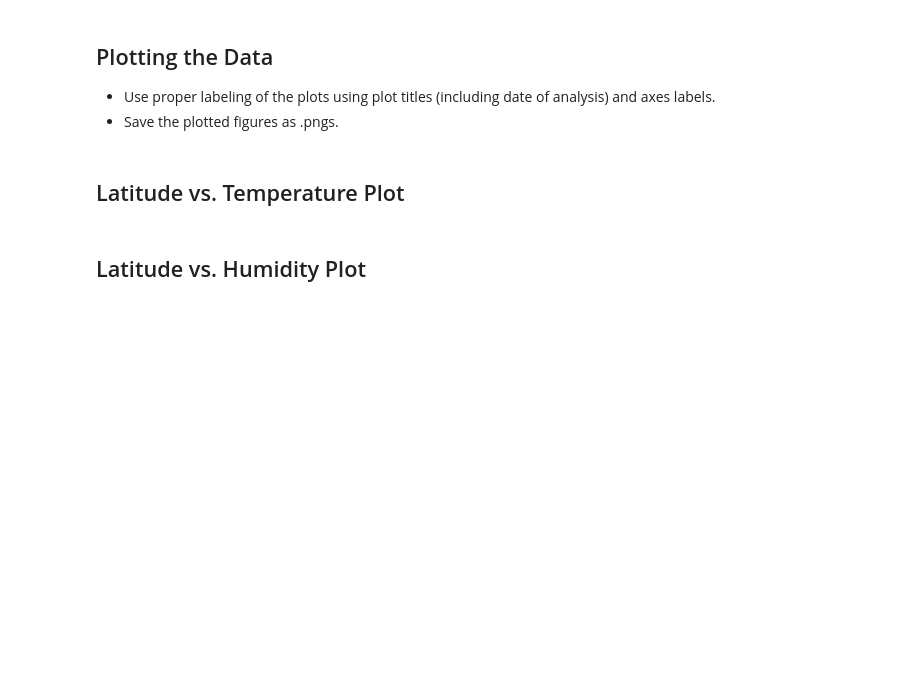
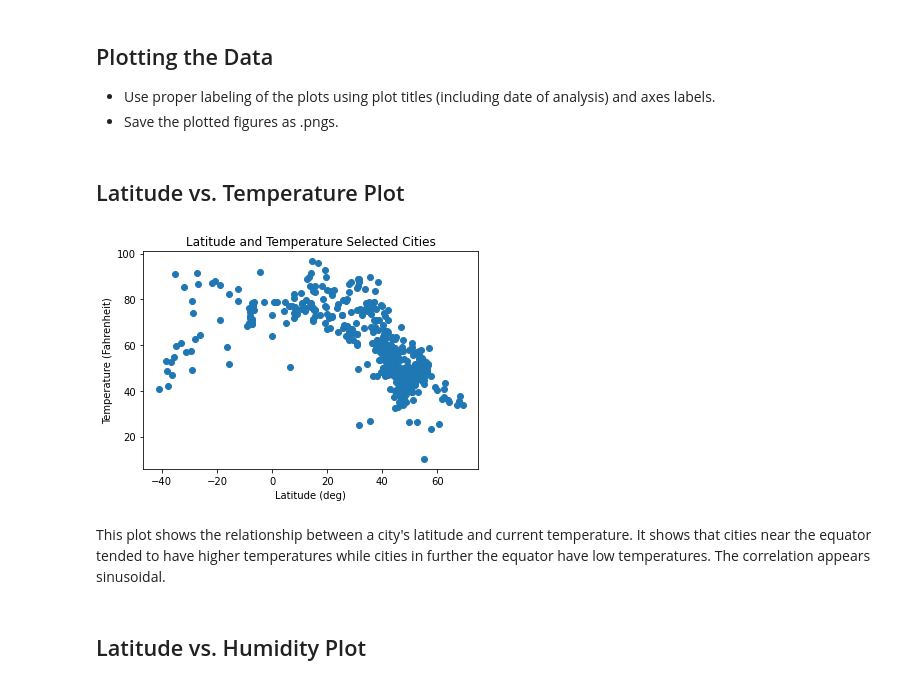
Before and after one commit to eisenba/py-api-challenge, a Jupyter notebook: WeatherPy/WeatherPy.ipynb, the cells around one changed output. Saved outputs shown, nothing was run; the diff lists cells and outputs as text; code cells hidden in the pictures; blank space fills up the shorter version.

Commit message:
Adds plots and analysis

```diff
--- a/WeatherPy/WeatherPy.ipynb
+++ b/WeatherPy/WeatherPy.ipynb
@@ -173,5 +162,16 @@ weather_df['humidity'].max()
 * Save the plotted figures as .pngs.
 # %% [markdown]
 ## Latitude vs. Temperature Plot
+# %%
+fig1, ax1 = plt.subplots()
+ax1.set_title('Latitude and Temperature Selected Cities')
+ax1.set_xlabel('Latitude (deg)')
+ax1.set_ylabel('Temperature (Fahrenheit)')
+ax1.scatter(weather_df['lat'], weather_df['temp'])
+plt.savefig('outputs/LatTemp.png')
+# %% [output]
+[figure, added]
+# %% [markdown]
+This plot shows the relationship between a city's latitude and current temperature. It shows that cities near the equator tended to have higher temperatures while cities in further the equator have low temperatures. The correlation appears sinusoidal.
 # %% [markdown]
 ## Latitude vs. Humidity Plot
```
Also changed, not shown: parts of 27 cells of this notebook, 5 other files.
